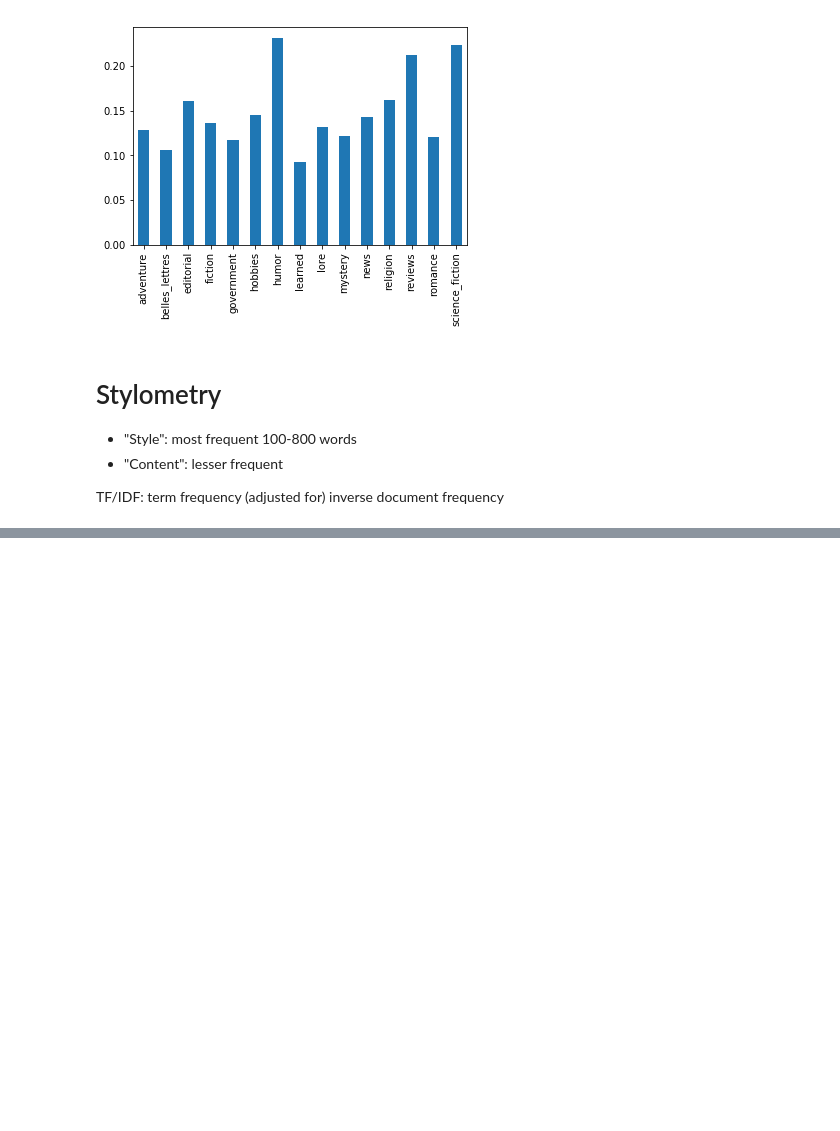
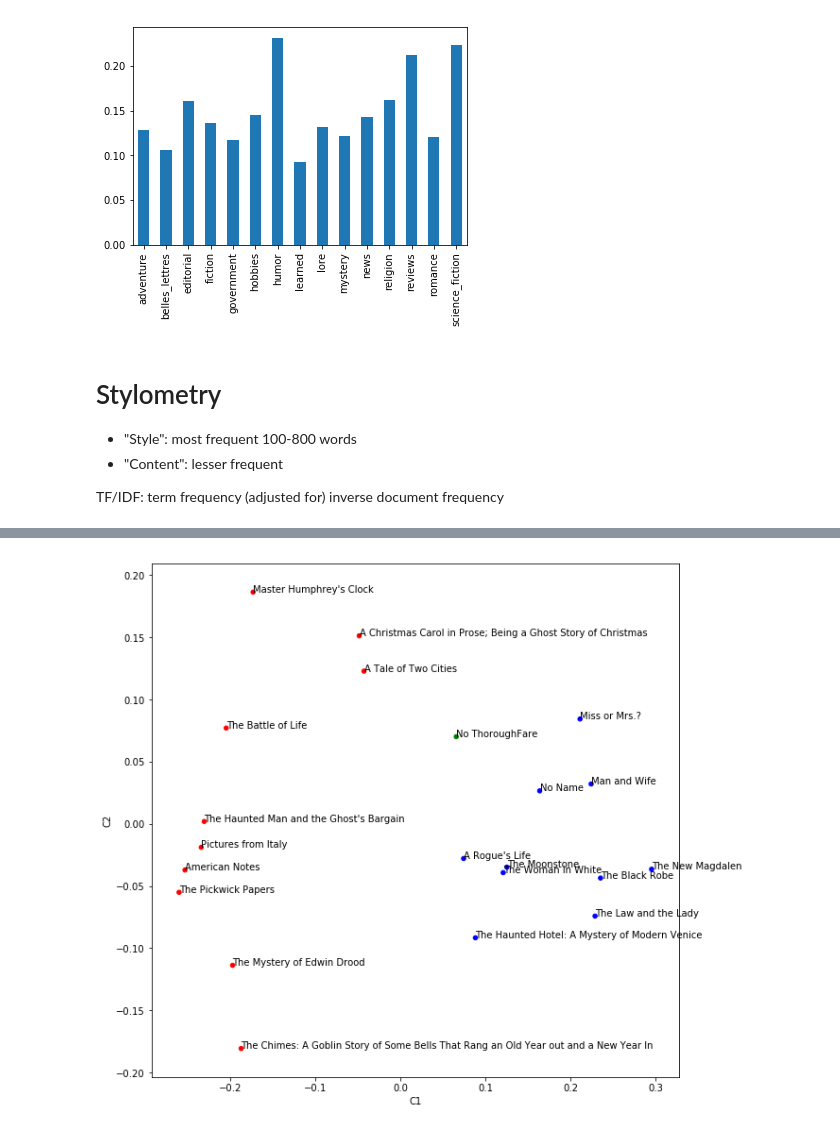
Before and after one commit to JonathanReeve/course-computational-literary-analysis, a Jupyter notebook: Notes/10-corpora-and-stylometry.ipynb, the cells around one changed output, grey strips where cells are left out. Saved outputs shown, nothing was run; the diff lists cells and outputs as text; code cells hidden in the pictures; blank space fills up the shorter version.

```diff
--- a/Notes/10-corpora-and-stylometry.ipynb
+++ b/Notes/10-corpora-and-stylometry.ipynb
@@ -236,0 +354,2 @@ df[['an']].plot(kind='bar')
+# %%
+collinsTitles, collinsTexts = getTitlesAndTexts('Collins, Wilkie')
@@ -236,0 +382,13 @@ df[['an']].plot(kind='bar')
+# %%
+tfMatrix = tfidf.fit_transform(dickensTexts + collinsTexts + [thoroughfareText])
+# %%
+pcaOut = pca.fit_transform(tfMatrix.todense())
+# %%
+df = pd.DataFrame(pcaOut, index=dickensTitles + collinsTitles + ['No ThoroughFare'],
+                  columns=['C1', 'C2'])
+# %%
+ax = df.plot(x='C1', y='C2', kind='scatter', figsize=(10,10), c=list('r'*10 + 'b'*10 + 'g'))
+for key, value in df.iterrows():
+    ax.annotate(key, value)
+# %% [output]
+[figure, added]
```
Also changed, not shown: parts of 36 cells of this notebook.
